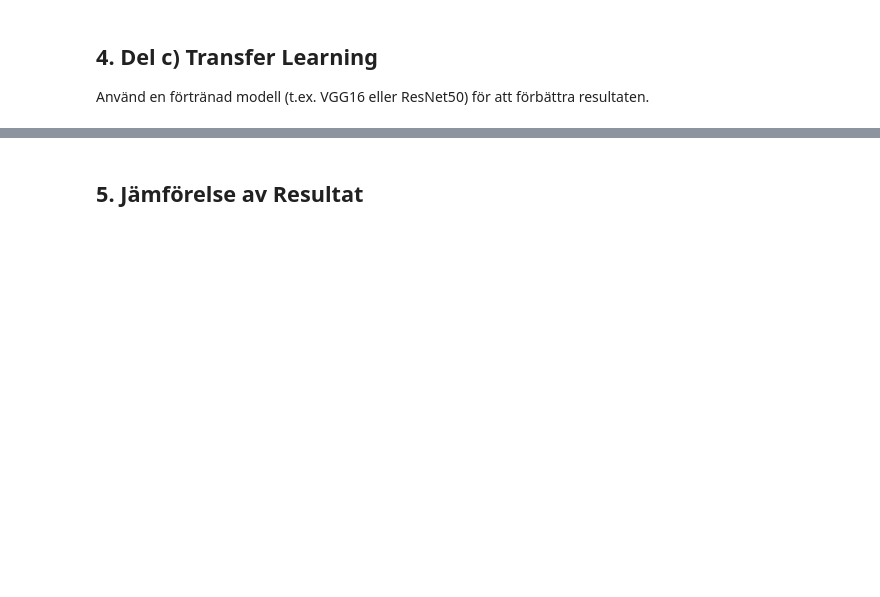
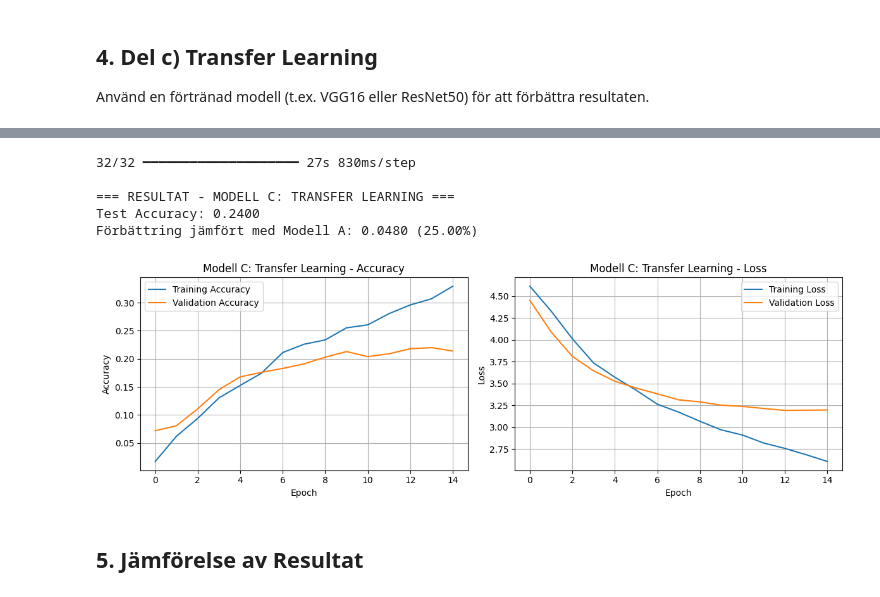
Before and after one commit to ManaInfectedRP/Skola-januari-2026, a Jupyter notebook: Kaptil8Uppgift8.ipynb, the cells around one changed output, grey strips where cells are left out. Saved outputs shown, nothing was run; the diff lists cells and outputs as text; code cells hidden in the pictures; blank space fills up the shorter version.

Commit message:
förbättringar på uppgift 8

```diff
--- a/Kaptil8Uppgift8.ipynb
+++ b/Kaptil8Uppgift8.ipynb
@@ -390,12 +405,9 @@ transfer_model.summary()
 # %%
-# Träna transfer learning modellen (CPU-optimerad)
-early_stopping_transfer = EarlyStopping(monitor='val_loss', patience=2, restore_best_weights=True)
-
-history_transfer = transfer_model.fit(
-    x_train_normalized, y_train_categorical,
-    epochs=10,  # Reducerat från 15
-    batch_size=256,  # Ökat från 128
+# Träna modell C
+history_c = model_c.fit(
+    x_train, y_train,
+    epochs=15,
+    batch_size=128,
     validation_split=0.2,
-    callbacks=[early_stopping_transfer],
     verbose=1
 )
@@ -402,34 +432,44 @@ history_transfer = transfer_model.fit(
 # %%
-# Utvärdera transfer learning modellen
-transfer_loss, transfer_accuracy = transfer_model.evaluate(x_test_normalized, y_test_categorical, verbose=0)
-print(f"\n=== TRANSFER LEARNING RESULTAT ===")
-print(f"Test Accuracy: {transfer_accuracy:.4f}")
-print(f"Test Loss: {transfer_loss:.4f}")
-print(f"\nFörbättring jämfört med baseline: {(transfer_accuracy - baseline_accuracy):.4f} ({(transfer_accuracy - baseline_accuracy)/baseline_accuracy*100:.2f}%)")
+# Utvärdera modell C
+y_pred_c = model_c.predict(x_test)
+y_pred_c_labels = np.argmax(y_pred_c, axis=1)
+accuracy_c = np.mean(y_pred_c_labels == y_test_labels)
+
+print(f"\n=== RESULTAT - MODELL C: TRANSFER LEARNING ===")
+print(f"Test Accuracy: {accuracy_c:.4f}")
+print(f"Förbättring jämfört med Modell A: {(accuracy_c - baseline_accuracy):.4f} ({((accuracy_c - baseline_accuracy)/baseline_accuracy*100):.2f}%)")
+# %% [output]
+32/32 ━━━━━━━━━━━━━━━━━━━━ 27s 830ms/step
+
+=== RESULTAT - MODELL C: TRANSFER LEARNING ===
+Test Accuracy: 0.2400
+Förbättring jämfört med Modell A: 0.0480 (25.00%)
 # %%
-# Visualisera träningshistorik för transfer learning
+# Visualisera träningshistorik för modell C
 plt.figure(figsize=(12, 4))
 
 plt.subplot(1, 2, 1)
-plt.plot(history_transfer.history['accuracy'], label='Training Accuracy')
-plt.plot(history_transfer.history['val_accuracy'], label='Validation Accuracy')
-plt.title('Transfer Learning - Accuracy')
+plt.plot(history_c.history['accuracy'], label='Training Accuracy')
+plt.plot(history_c.history['val_accuracy'], label='Validation Accuracy')
+plt.title('Modell C: Transfer Learning - Accuracy')
 plt.xlabel('Epoch')
 plt.ylabel('Accuracy')
 plt.legend()
 plt.grid(True)
 
 plt.subplot(1, 2, 2)
-plt.plot(history_transfer.history['loss'], label='Training Loss')
-plt.plot(history_transfer.history['val_loss'], label='Validation Loss')
-plt.title('Transfer Learning - Loss')
+plt.plot(history_c.history['loss'], label='Training Loss')
+plt.plot(history_c.history['val_loss'], label='Validation Loss')
+plt.title('Modell C: Transfer Learning - Loss')
 plt.xlabel('Epoch')
 plt.ylabel('Loss')
 plt.legend()
 plt.grid(True)
 
 plt.tight_layout()
 plt.show()
+# %% [output]
+[figure, added]
 # %% [markdown]
 ## 5. Jämförelse av Resultat
 # %%
```
Also changed, not shown: parts of 19 cells of this notebook, 15 other files.
